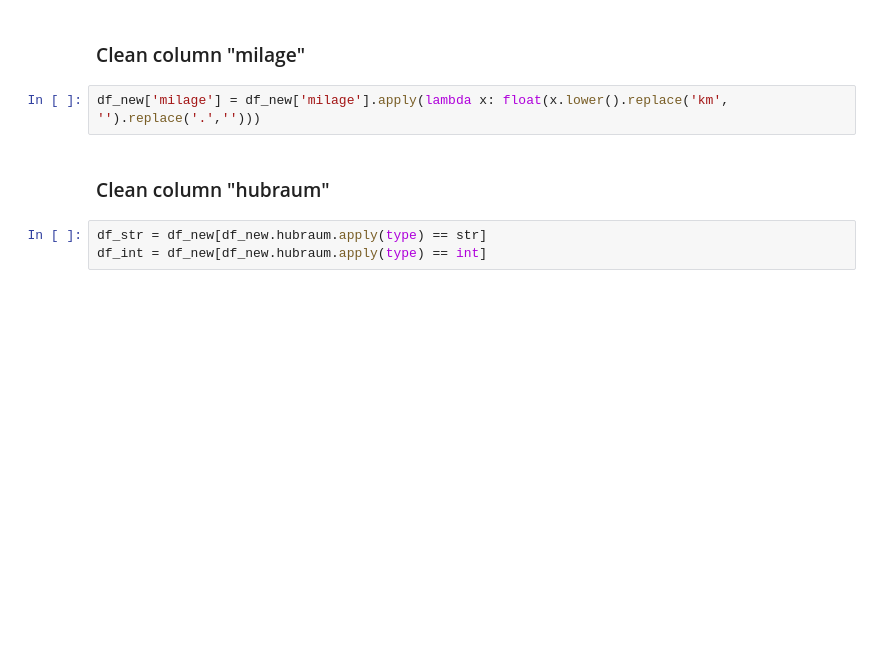
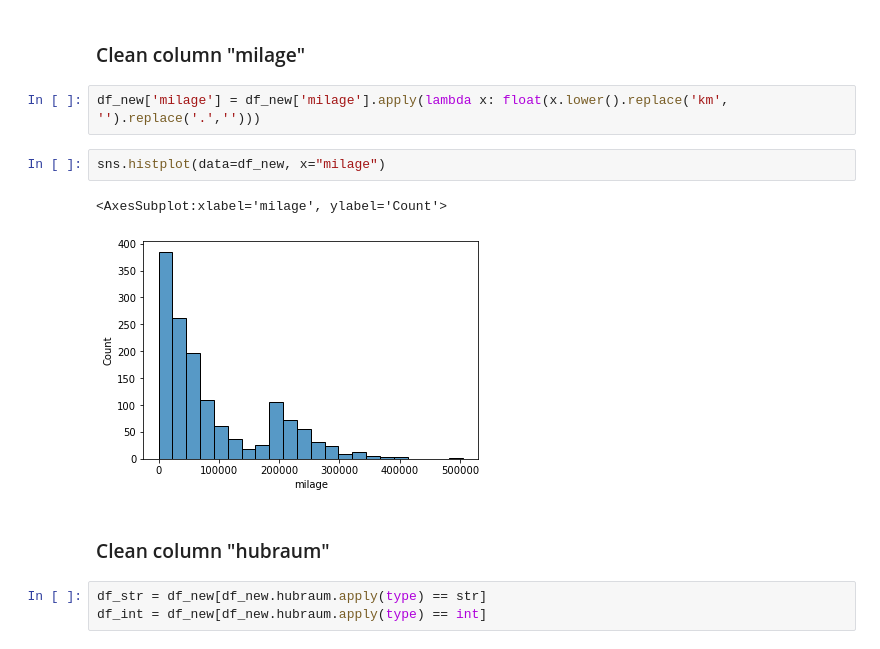
Before and after one commit to cy006/mynewbook, a Jupyter notebook: _sources/content/data_cleaning.ipynb, the cells around one changed output. Cells and saved outputs as stored; diff of their text form; blank space fills up the shorter version.

```diff
--- a/_sources/content/data_cleaning.ipynb
+++ b/_sources/content/data_cleaning.ipynb
@@ -240,6 +265,11 @@ df_new
 ### Clean column "milage"
 # %%
 df_new['milage'] = df_new['milage'].apply(lambda x: float(x.lower().replace('km', '').replace('.','')))
+# %%
+sns.histplot(data=df_new, x="milage")
+# %% [output]
+<AxesSubplot:xlabel='milage', ylabel='Count'>
+[figure, added]
 # %% [markdown]
 ### Clean column "hubraum"
 # %%
```
Also changed, not shown: parts of 66 cells of this notebook, 44 other files.
